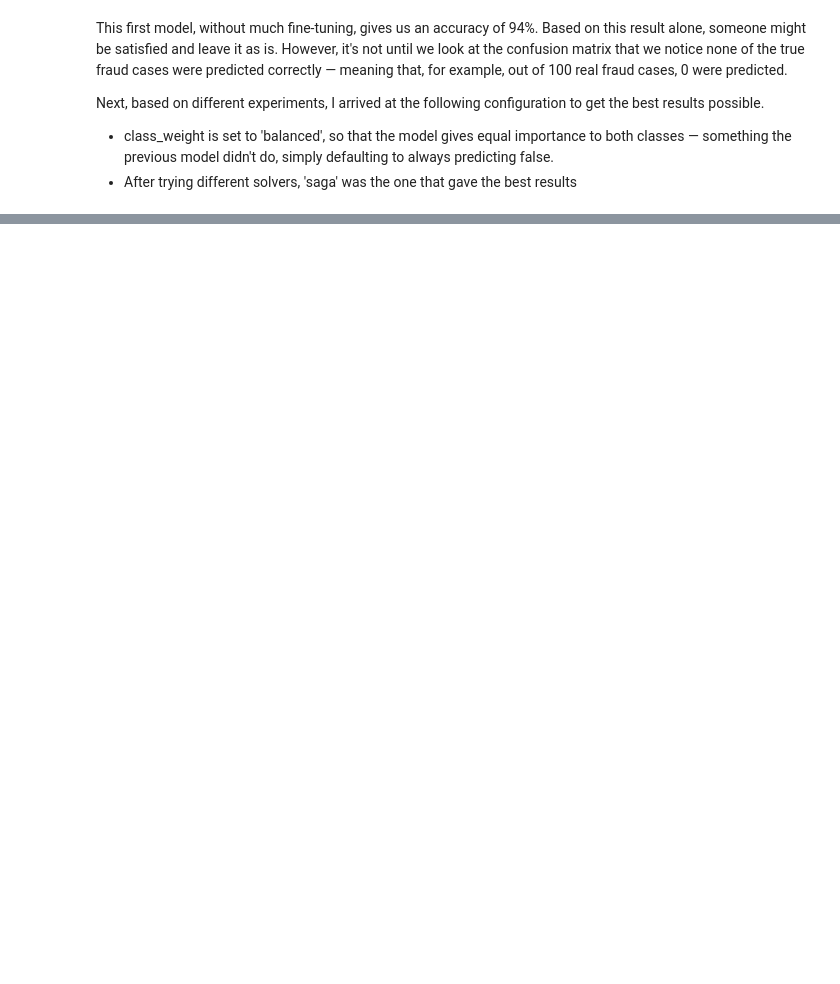
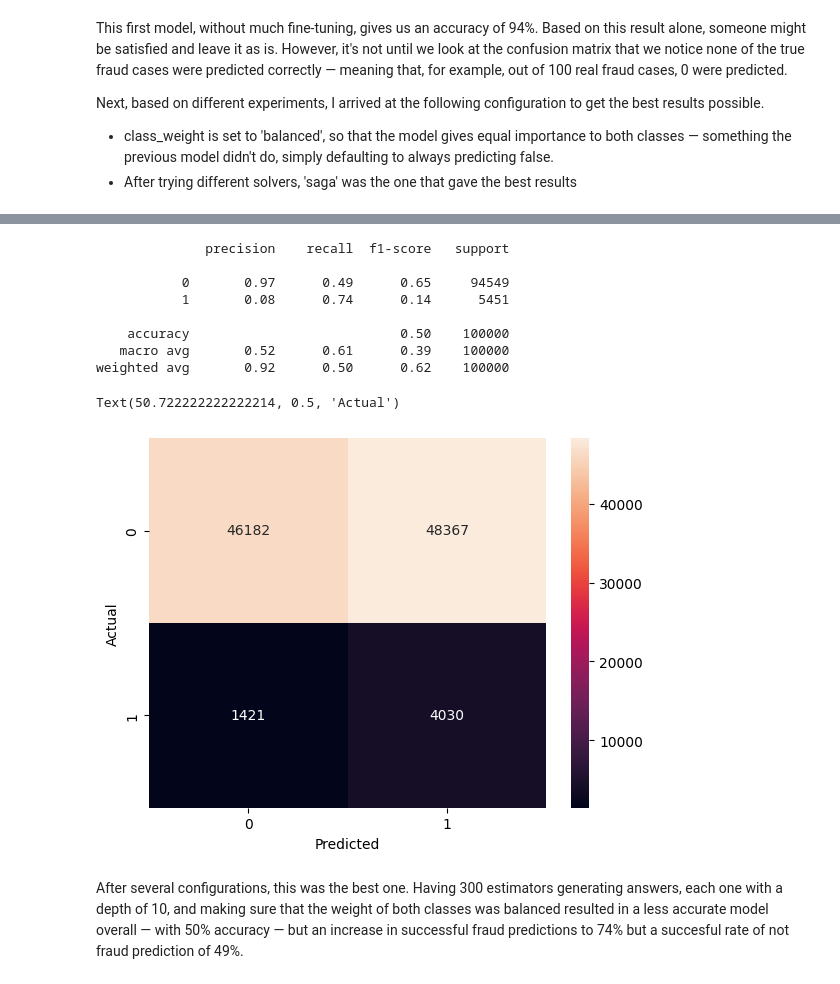
Before and after one commit to monci07/Bank_transaction_fraud_detection, a Jupyter notebook: Notebook.ipynb, the cells around one changed output, grey strips where cells are left out. Saved outputs shown, nothing was run; the diff lists cells and outputs as text; code cells hidden in the pictures; blank space fills up the shorter version.

Commit message:
Update Notebook.ipynb
Model tuning almost complete, added information on each step, once that's finished need to add final thoughts and go to see next project

```diff
--- a/Notebook.ipynb
+++ b/Notebook.ipynb
@@ -412,0 +422,20 @@ Text(50.722222222222214, 0.5, 'Actual')
+# %%
+model = RandomForestClassifier(n_estimators=500, max_depth=10,class_weight='balanced').fit(x_train, y_train)
+y_predict = model.predict(x_val)
+print(classification_report(y_val, y_predict))
+sns.heatmap(confusion_matrix(y_val, y_predict), annot=True, fmt='d')
+plt.xlabel('Predicted')
+plt.ylabel('Actual')
+# %% [output]
+              precision    recall  f1-score   support
+
+           0       0.97      0.49      0.65     94549
+           1       0.08      0.74      0.14      5451
+
+    accuracy                           0.50    100000
+   macro avg       0.52      0.61      0.39    100000
+weighted avg       0.92      0.50      0.62    100000
+Text(50.722222222222214, 0.5, 'Actual')
+[figure, added]
+# %% [markdown]
+After several configurations, this was the best one. Having 300 estimators generating answers, each one with a depth of 10, and making sure that the weight of both classes was balanced resulted in a less accurate model overall — with 50% accuracy — but an increase in successful fraud predictions to 74% but a succesful rate of not fraud prediction of 49%.
```
Also changed, not shown: parts of 12 cells of this notebook.
